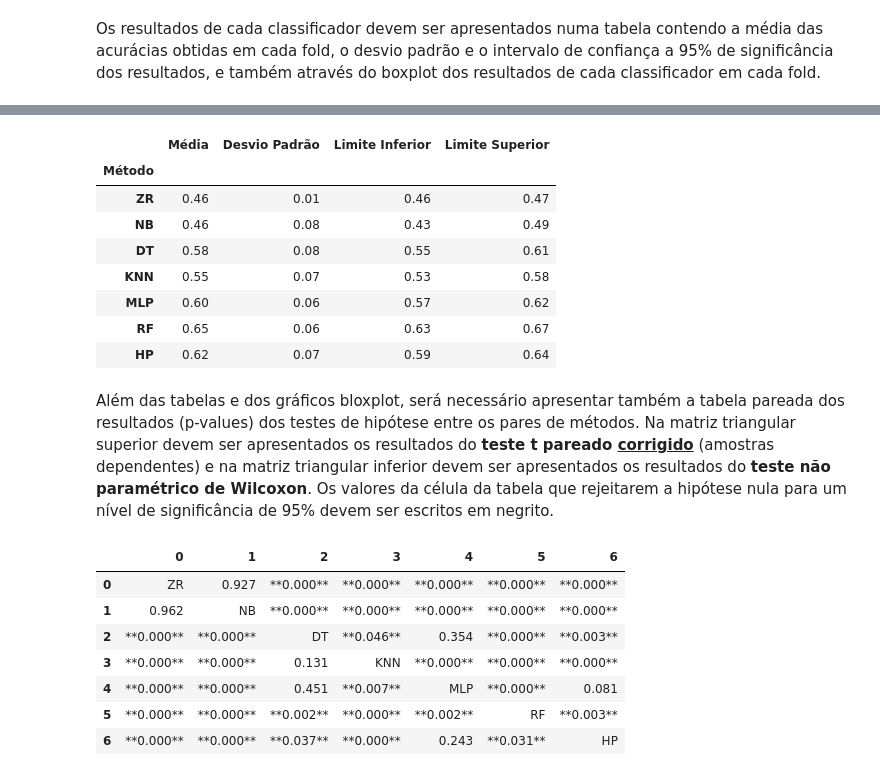
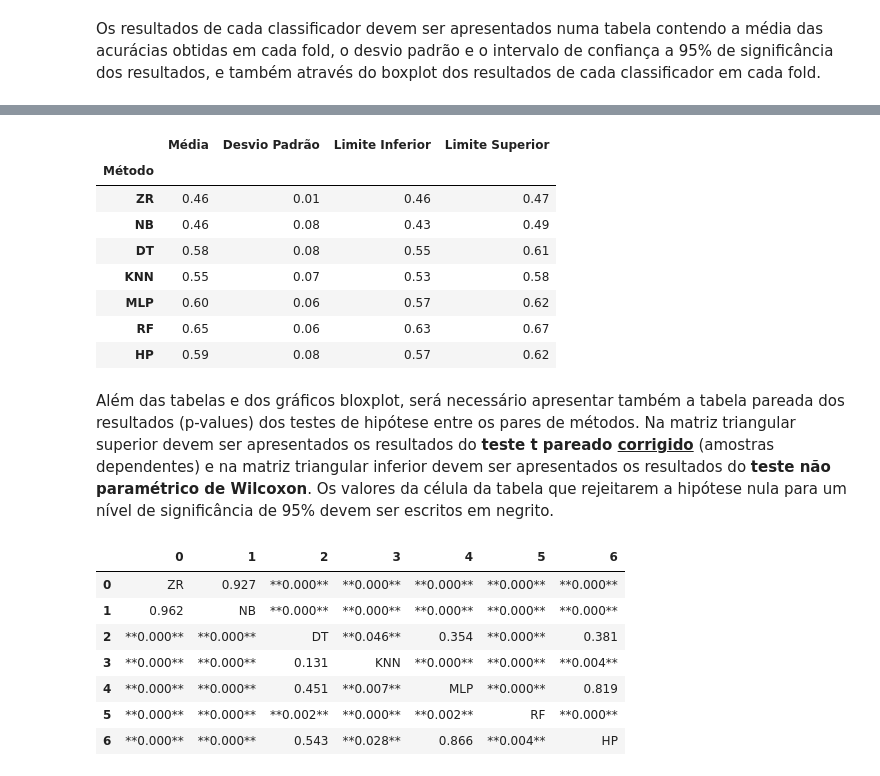
Before and after one commit to Henriquelay/AI-classes, a Jupyter notebook: Trab1/Trab1_Henrique_Layber.ipynb, the cells around one changed output, grey strips where cells are left out. Drawn from its saved outputs; the diff is of its cells as text; code cells hidden in the pictures.

```diff
--- a/Trab1/Trab1_Henrique_Layber.ipynb
+++ b/Trab1/Trab1_Henrique_Layber.ipynb
@@ -302,7 +302,6 @@ class HeterogenousPoolingClassifier(BaseEstimator):
     def __init__(self, n_samples=3):
         super().__init__()
         self.n_samples = n_samples
-        self.layers = [Layer() for _ in range(n_samples)]
 
     # Needed to set the random state
     rng = np.random.RandomState(11)
@@ -327,6 +326,7 @@ class HeterogenousPoolingClassifier(BaseEstimator):
         return removed_cols
 
     def fit(self, X: pd.DataFrame, y: pd.Series):
+        self.layers = [Layer() for _ in range(self.n_samples)]
         # If X has <=2 columns we can't use it
         if X.shape[1] <= 2:
             raise ValueError("X must have at least 3 columns")
@@ -481,7 +463,7 @@ display(
 | KNN | 0.55 | 0.07 | 0.53 | 0.58 |
 | MLP | 0.60 | 0.06 | 0.57 | 0.62 |
 | RF | 0.65 | 0.06 | 0.63 | 0.67 |
-| HP | 0.62 | 0.07 | 0.59 | 0.64 |
+| HP | 0.59 | 0.08 | 0.57 | 0.62 |
 # %% [markdown]
 Além das tabelas e dos gráficos bloxplot, será necessário apresentar também a tabela pareada dos resultados (p-values) dos testes de hipótese entre os pares de métodos. Na matriz triangular superior devem ser apresentados os resultados do **teste t pareado <u>corrigido</u>** (amostras dependentes) e na matriz triangular inferior devem ser apresentados os resultados do **teste não paramétrico de Wilcoxon**. Os valores da célula da tabela que rejeitarem a hipótese nula para um nível de significância de 95% devem ser escritos em negrito.
 # %%
@@ -517,8 +499,11 @@ def corrected_dependent_ttest(
     return {"t_stat": t_stat, "pvalue": p}
 
 
+samples_per_fold = df.shape[0] / rkf.get_n_splits()
+
+
 def hipothesis_tests(
-    pair: frozenset[str], n_training_samples, n_test_samples
+    pair: frozenset[str], n_training_samples, n_test_samples=samples_per_fold
 ) -> tuple[float, float]:
     model_name1, model_name2 = pair
     dataset1 = table_raw_stats[model_name1]
@@ -532,13 +517,10 @@ def hipothesis_tests(
     )
 
 
-samples_per_fold = df.shape[0] / rkf.get_n_splits()
-
 table_stats = {
     pair: hipothesis_tests(
         pair,
         df.shape[0] - samples_per_fold,
-        samples_per_fold,
     )
     for pair in model_pairs
 }
@@ -558,35 +540,35 @@ def table_stat(model1_name: str, model2_name: str):
     mark = "**" if pvalue < 0.05 else ""
     # Manually setting the number of decimal places
     # and marking the p-value if it's significantly low
     return f"{mark}{pvalue:.3f}{mark}"
 
 
 table = [
     (
         model_name1
         if model_name1 == model_name2  # diagonal
         else (
             "Not tested"
             if frozenset({model_name1, model_name2})
             not in table_stats  # not tested, all zeroes
             else f"{table_stat(model_name1, model_name2)}"
         )
     )
     for model_name1 in agg_data.keys()
     for model_name2 in agg_data.keys()
 ]
 
 
 pd.set_option("display.float_format", "{:.3f}".format)
 pd.DataFrame(
     np.array(table).reshape(len(agg_data), len(agg_data)), index=None, columns=None
 )
 # %% [output]
 |  | 0 | 1 | 2 | 3 | 4 | 5 | 6 |
 | 0 | ZR | 0.927 | **0.000** | **0.000** | **0.000** | **0.000** | **0.000** |
 | 1 | 0.962 | NB | **0.000** | **0.000** | **0.000** | **0.000** | **0.000** |
-| 2 | **0.000** | **0.000** | DT | **0.046** | 0.354 | **0.000** | **0.003** |
-| 3 | **0.000** | **0.000** | 0.131 | KNN | **0.000** | **0.000** | **0.000** |
-| 4 | **0.000** | **0.000** | 0.451 | **0.007** | MLP | **0.000** | 0.081 |
-| 5 | **0.000** | **0.000** | **0.002** | **0.000** | **0.002** | RF | **0.003** |
-| 6 | **0.000** | **0.000** | **0.037** | **0.000** | 0.243 | **0.031** | HP |
+| 2 | **0.000** | **0.000** | DT | **0.046** | 0.354 | **0.000** | 0.381 |
+| 3 | **0.000** | **0.000** | 0.131 | KNN | **0.000** | **0.000** | **0.004** |
+| 4 | **0.000** | **0.000** | 0.451 | **0.007** | MLP | **0.000** | 0.819 |
+| 5 | **0.000** | **0.000** | **0.002** | **0.000** | **0.002** | RF | **0.000** |
+| 6 | **0.000** | **0.000** | 0.543 | **0.028** | 0.866 | **0.004** | HP |
```
Also changed, not shown: parts of 3 cells of this notebook, 15 other files.
